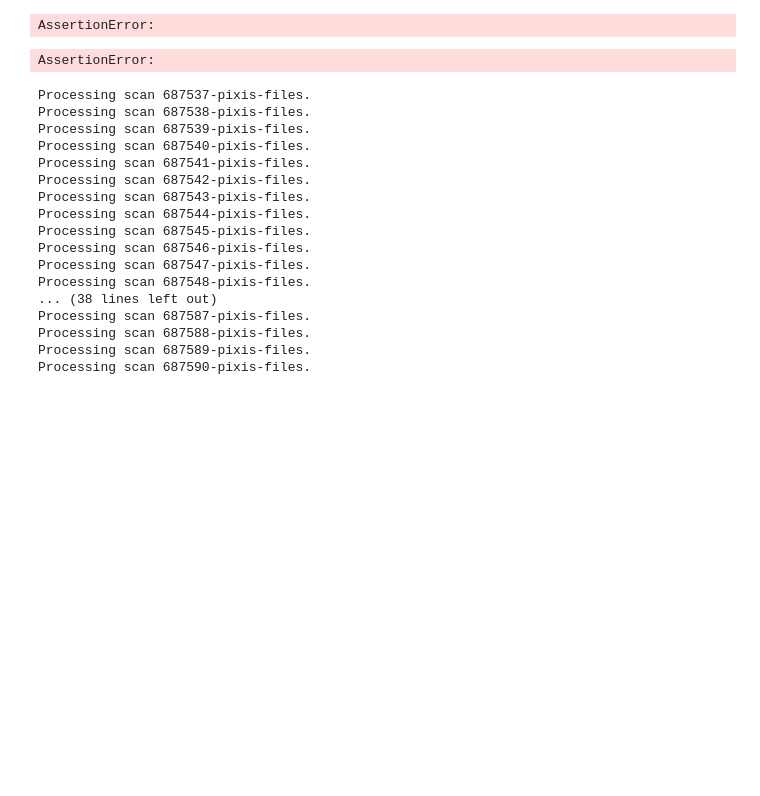
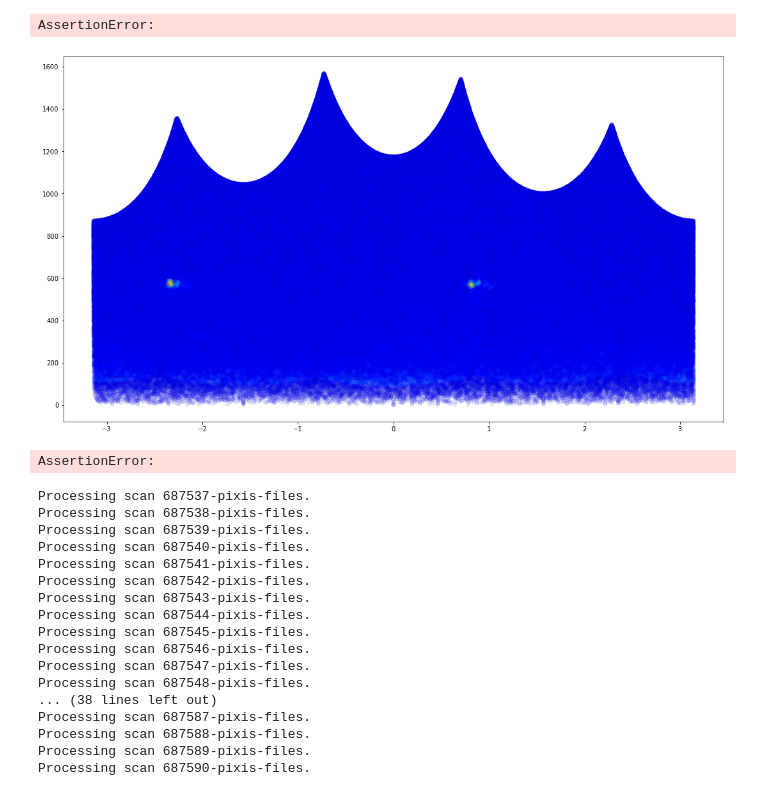
Before and after one commit to RBrearton/soliton_analysis, a Jupyter notebook: azimuthal_scan_playground.ipynb, the cells around one changed output. Drawn from its saved outputs; the diff is of its cells as text; code cells hidden in the pictures; blank space fills up the shorter version.

Commit message:
Added polar coordinate conversion

```diff
--- a/azimuthal_scan_playground.ipynb
+++ b/azimuthal_scan_playground.ipynb
@@ -462,6 +462,36 @@ for i, cluster in enumerate(clusters):
 imshow(clustered_img)
 # %% [output]
 AssertionError:
+# %%
+"""
+Lets do some polar coord mapping.
+"""
+import ccd_image as ccd
+import importlib
+import random
+importlib.reload(ccd)
+
+metadata = ccd.Metadata(beam_centre_x, beam_centre_y)
+ccd_img = ccd.CCDImage(denoised_img, get_rough_background(scan_dir), mask,
+                       metadata)
+ccd_img.init_significant_pixels(20, 100)
+
+theta = ccd_img.theta
+# imshow(ccd_img.theta)
+
+theta = theta.flatten()
+radii = ccd_img.pixel_radius.flatten()
+intensity_data = ccd_img.data.flatten()
+significance_data = ccd_img.significant_pixels.flatten()/100
+
+indices = random.sample(range(len(theta)), 1000000)
+
+plt.scatter(theta[indices], radii[indices], # intensity_data[indices]**2/100,
+            c=intensity_data[indices], cmap='jet', alpha=0.1)
+fig = plt.gcf()
+fig.set_size_inches(18.5, 10.5)
+# %% [output]
+[figure, added]
 # %%
 """
 And there we have it! From there, calculating scattering vectors etc. is
```
Also changed, not shown: parts of 5 cells of this notebook, 1 other file.
